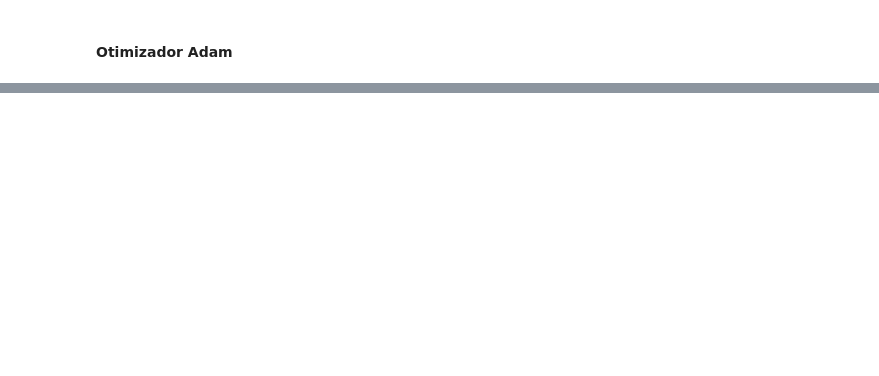
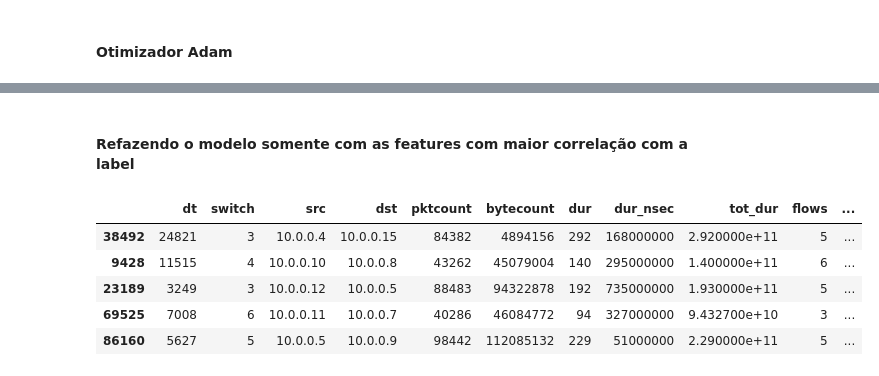
Before and after one commit to ajsalmeida/Data-Science-Projects, a Jupyter notebook: SND_Attack_detect/ddos_attack_classifier.ipynb, the cells around one changed output, grey strips where cells are left out. Drawn from its saved outputs; the diff is of its cells as text; code cells hidden in the pictures; blank space fills up the shorter version.

```diff
--- a/SND_Attack_detect/ddos_attack_classifier.ipynb
+++ b/SND_Attack_detect/ddos_attack_classifier.ipynb
@@ -452,0 +390,11 @@ sns.heatmap(neg, annot=False,vmin=-1,vmax=1,cmap='coolwarm',linewidths=1.0)
+# %% [markdown]
+#### Refazendo o modelo somente com as features com maior correlação com a label
+# %%
+df.sample(5)
+# %% [output]
+|  | dt | switch | src | dst | pktcount | bytecount | dur | dur_nsec | tot_dur | flows | ... |
+| 38492 | 24821 | 3 | 10.0.0.4 | 10.0.0.15 | 84382 | 4894156 | 292 | 168000000 | 2.920000e+11 | 5 | ... |
+| 9428 | 11515 | 4 | 10.0.0.10 | 10.0.0.8 | 43262 | 45079004 | 140 | 295000000 | 1.400000e+11 | 6 | ... |
+| 23189 | 3249 | 3 | 10.0.0.12 | 10.0.0.5 | 88483 | 94322878 | 192 | 735000000 | 1.930000e+11 | 5 | ... |
+| 69525 | 7008 | 6 | 10.0.0.11 | 10.0.0.7 | 40286 | 46084772 | 94 | 327000000 | 9.432700e+10 | 3 | ... |
+| 86160 | 5627 | 5 | 10.0.0.5 | 10.0.0.9 | 98442 | 112085132 | 229 | 51000000 | 2.290000e+11 | 5 | ... |
```
Also changed, not shown: parts of 39 cells of this notebook.
